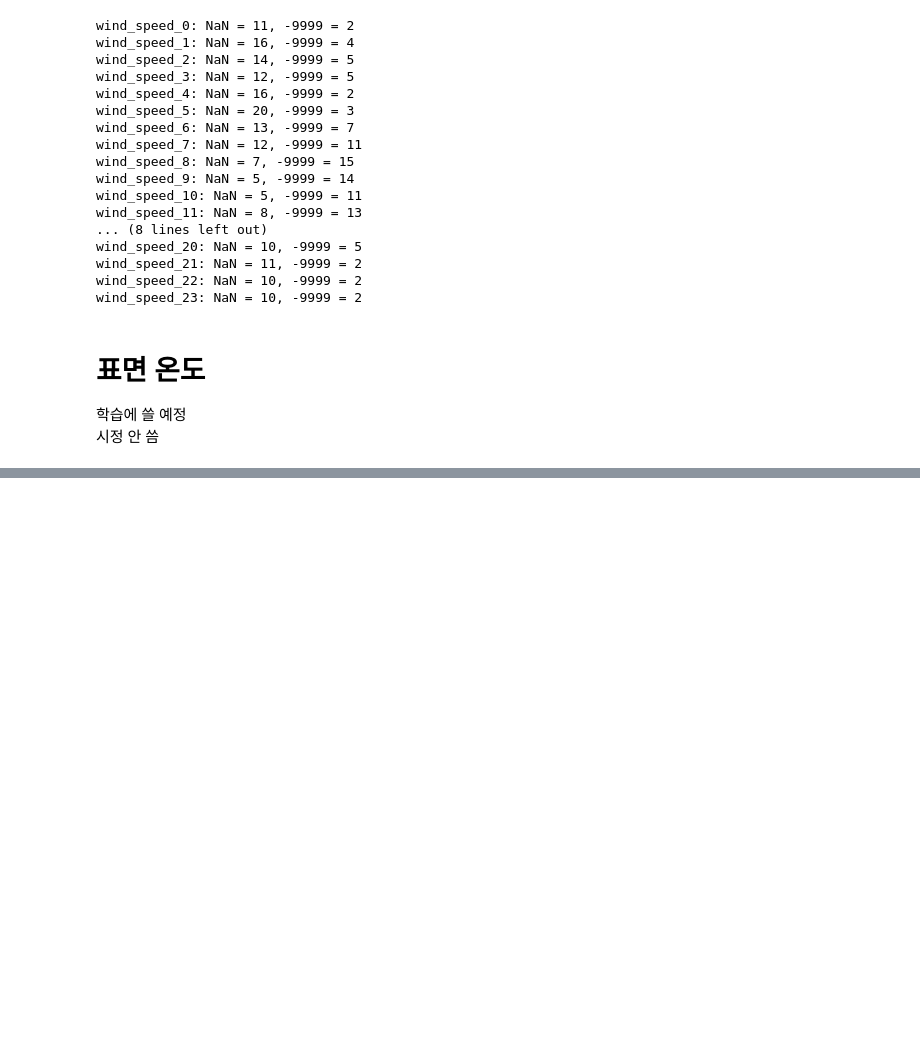
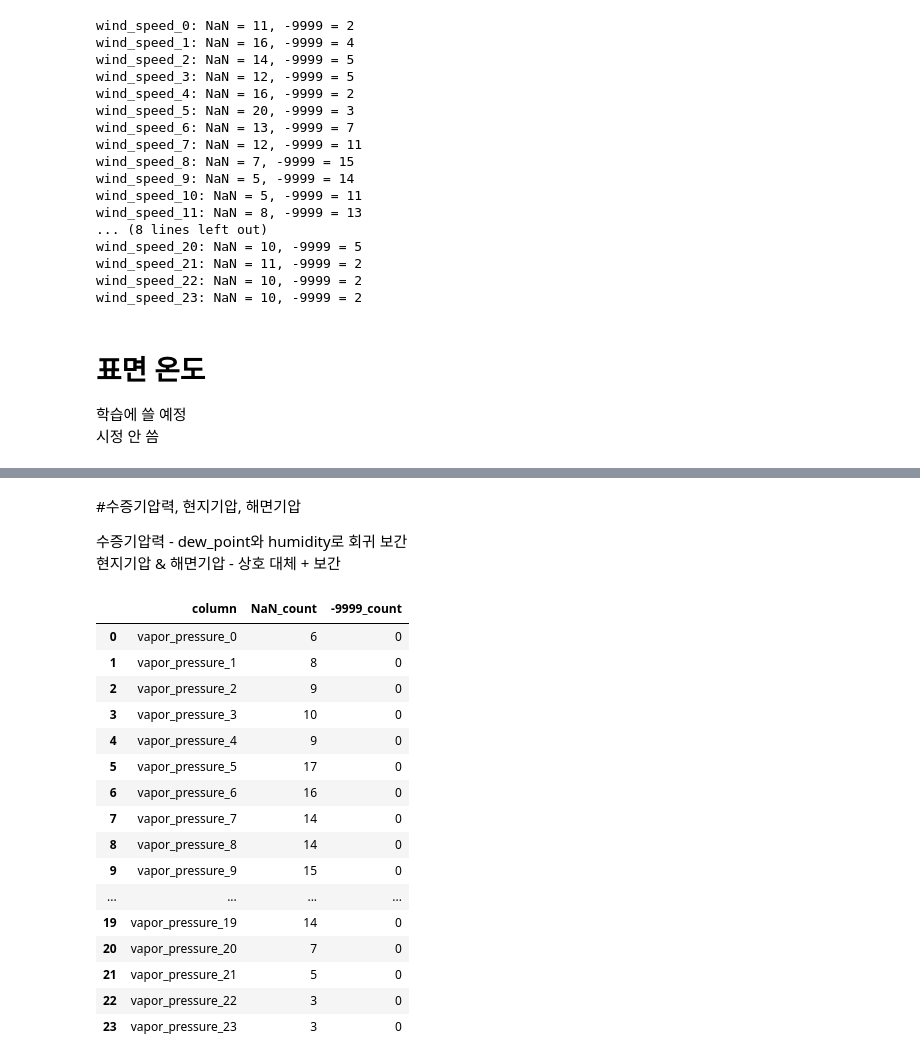
Before and after one commit to MegaHotCoder/m, a Jupyter notebook: ML_firstKaggle.ipynb, the cells around one changed output, grey strips where cells are left out. Drawn from its saved outputs; the diff is of its cells as text; code cells hidden in the pictures; blank space fills up the shorter version.

```diff
--- a/ML_firstKaggle.ipynb
+++ b/ML_firstKaggle.ipynb
@@ -811,0 +853,56 @@ df[surface_temp_cols] = df_surface
+# %%
+def process_dew_point(df):
+    # 1. dew_point 컬럼 리스트
+    dew_cols = [f"dew_point_{i}" for i in range(24)]
+
+    # 2. -9999 → NaN으로 변환
+    df[dew_cols] = df[dew_cols].replace(-9999, np.nan)
+
+    # 3. 연속된 NaN 최대 개수 계산 함수
+    def count_consecutive_nans(row):
+        max_count = count = 0
+        for val in row:
+            if np.isnan(val):
+                count += 1
+                max_count = max(max_count, count)
+            else:
+                count = 0
+        return max_count
+
+    # ✅ 4. 연속된 NaN 개수 계산하되 제거는 하지 않음
+    df["dew_point_max_consec_nan"] = df[dew_cols].apply(count_consecutive_nans, axis=1)
+
+    # ✅ 5. 시간 순서 기준 보간만 수행
+    df[dew_cols] = df[dew_cols].interpolate(axis=1, limit_direction='both')
+
+    # ✅ 6. 보조 컬럼 제거
+    df.drop(columns=["dew_point_max_consec_nan"], inplace=True)
+
+    return df
+# %%
+df =  process_dew_point(df)
+# %% [markdown]
+#수증기압력, 현지기압, 해면기압
+
+수증기압력 - dew_point와 humidity로 회귀 보간
+현지기압 & 해면기압 - 상호 대체 + 보간
+# %%
+check_missing(df,"vapor_pressure")
+# %% [output]
+|  | column | NaN_count | -9999_count |
+| 0 | vapor_pressure_0 | 6 | 0 |
+| 1 | vapor_pressure_1 | 8 | 0 |
+| 2 | vapor_pressure_2 | 9 | 0 |
+| 3 | vapor_pressure_3 | 10 | 0 |
+| 4 | vapor_pressure_4 | 9 | 0 |
+| 5 | vapor_pressure_5 | 17 | 0 |
+| 6 | vapor_pressure_6 | 16 | 0 |
+| 7 | vapor_pressure_7 | 14 | 0 |
+| 8 | vapor_pressure_8 | 14 | 0 |
+| 9 | vapor_pressure_9 | 15 | 0 |
+| ... | ... | ... | ... |
+| 19 | vapor_pressure_19 | 14 | 0 |
+| 20 | vapor_pressure_20 | 7 | 0 |
+| 21 | vapor_pressure_21 | 5 | 0 |
+| 22 | vapor_pressure_22 | 3 | 0 |
+| 23 | vapor_pressure_23 | 3 | 0 |
```
Also changed, not shown: parts of 44 cells of this notebook.
